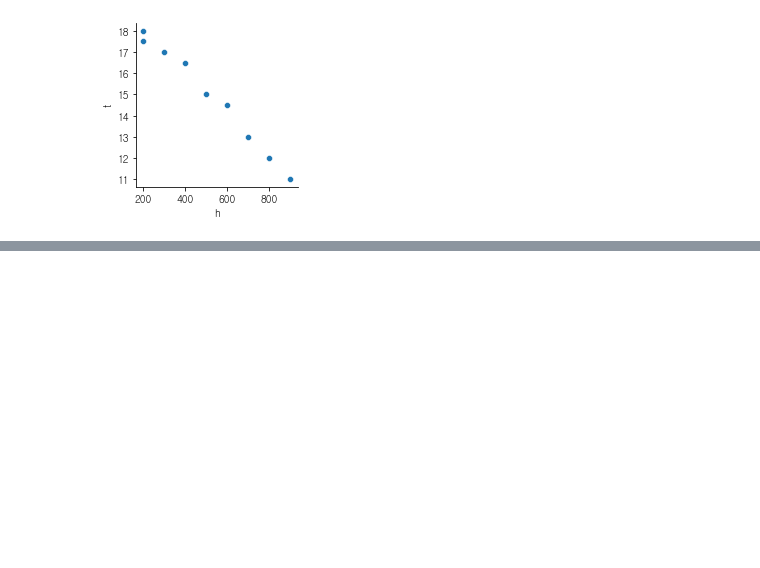
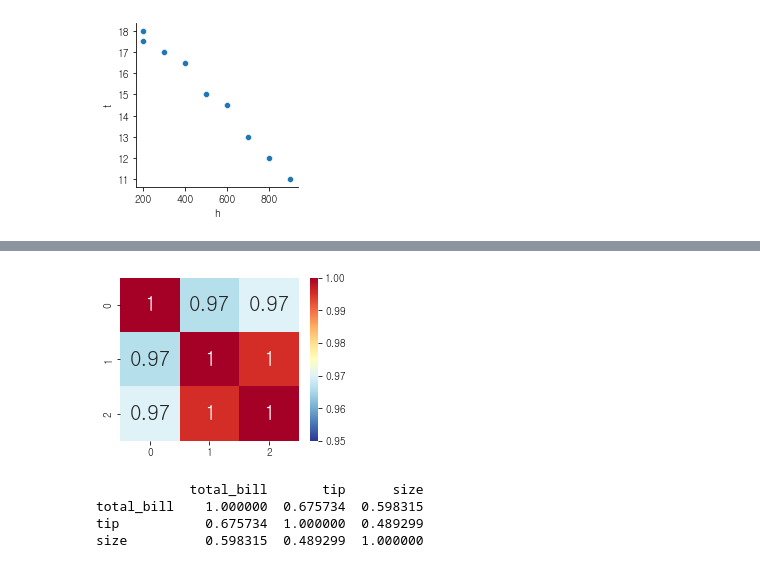
Before and after one commit to hoochh/python_lecture, a Jupyter notebook: v_ch1_correlation.ipynb, the cells around one changed output, grey strips where cells are left out. Cells and saved outputs as stored; diff of their text form; code cells hidden in the pictures; blank space fills up the shorter version.

```diff
--- a/v_ch1_correlation.ipynb
+++ b/v_ch1_correlation.ipynb
@@ -80,0 +221,17 @@ plt.show()
+# %%
+df_heatmap=sns.heatmap(corr, #상관계수 값
+                      cbar=True, #사이드바 표시
+                      annot=True, #실제값 화면에 표시 여부
+                      annot_kws={'size':20}, #글자 크기
+                      cmap='RdYlBu_r', #색상지정, Reds Greens Blues
+                      vmin=0.95, vmax=1) #색상 표시 최대값과 최소값
+# %% [output]
+[figure, added]
+# %%
+tips_corr=tips.corr(method='pearson')
+print(tips_corr)
+# %% [output]
+            total_bill       tip      size
+total_bill    1.000000  0.675734  0.598315
+tip           0.675734  1.000000  0.489299
+size          0.598315  0.489299  1.000000
```
Also changed, not shown: parts of 18 cells of this notebook, 5 other files.
